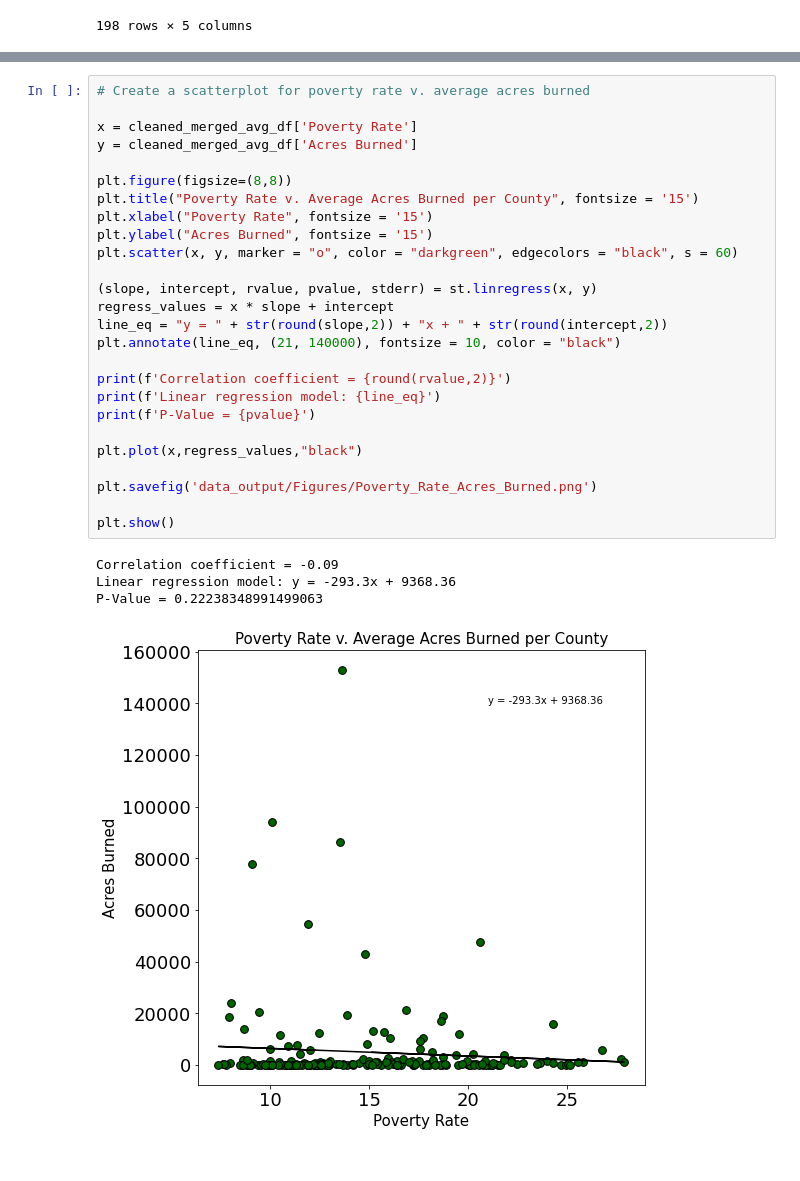
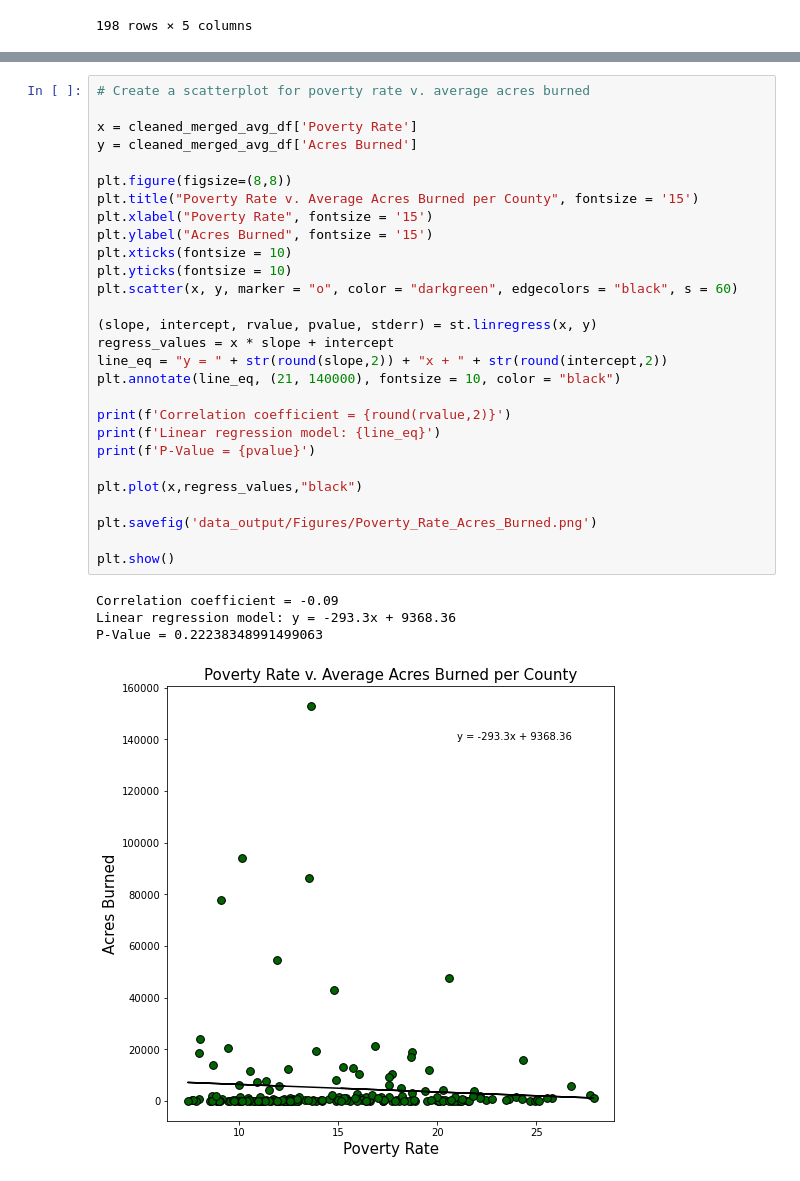
Before and after one commit to KeSavanh/Project_1, a Jupyter notebook: Main/Analysis.ipynb, the cells around one changed output, grey strips where cells are left out. Cells and saved outputs as stored; diff of their text form.

```diff
--- a/Main/Analysis.ipynb
+++ b/Main/Analysis.ipynb
@@ -311,34 +315,36 @@ P-Value = 0.9301840927588454
 # %%
 # Create a scatterplot for poverty rate v. average acres burned
 
 x = cleaned_merged_avg_df['Poverty Rate']
 y = cleaned_merged_avg_df['Acres Burned']
 
 plt.figure(figsize=(8,8))
 plt.title("Poverty Rate v. Average Acres Burned per County", fontsize = '15')
 plt.xlabel("Poverty Rate", fontsize = '15')
 plt.ylabel("Acres Burned", fontsize = '15')
+plt.xticks(fontsize = 10)
+plt.yticks(fontsize = 10)
 plt.scatter(x, y, marker = "o", color = "darkgreen", edgecolors = "black", s = 60)
 
 (slope, intercept, rvalue, pvalue, stderr) = st.linregress(x, y)
 regress_values = x * slope + intercept
 line_eq = "y = " + str(round(slope,2)) + "x + " + str(round(intercept,2))
 plt.annotate(line_eq, (21, 140000), fontsize = 10, color = "black")
 
 print(f'Correlation coefficient = {round(rvalue,2)}')
 print(f'Linear regression model: {line_eq}')
 print(f'P-Value = {pvalue}')
 
 plt.plot(x,regress_values,"black")
 
 plt.savefig('data_output/Figures/Poverty_Rate_Acres_Burned.png')
 
 plt.show()
 # %% [output]
 Correlation coefficient = -0.09
 Linear regression model: y = -293.3x + 9368.36
 P-Value = 0.22238348991499063
-[figure, old version]
+[figure, new version]
 # %%
 # Create a scatterplot for household income v. average acres burned
 
```
Also changed, not shown: parts of 3 cells of this notebook.
